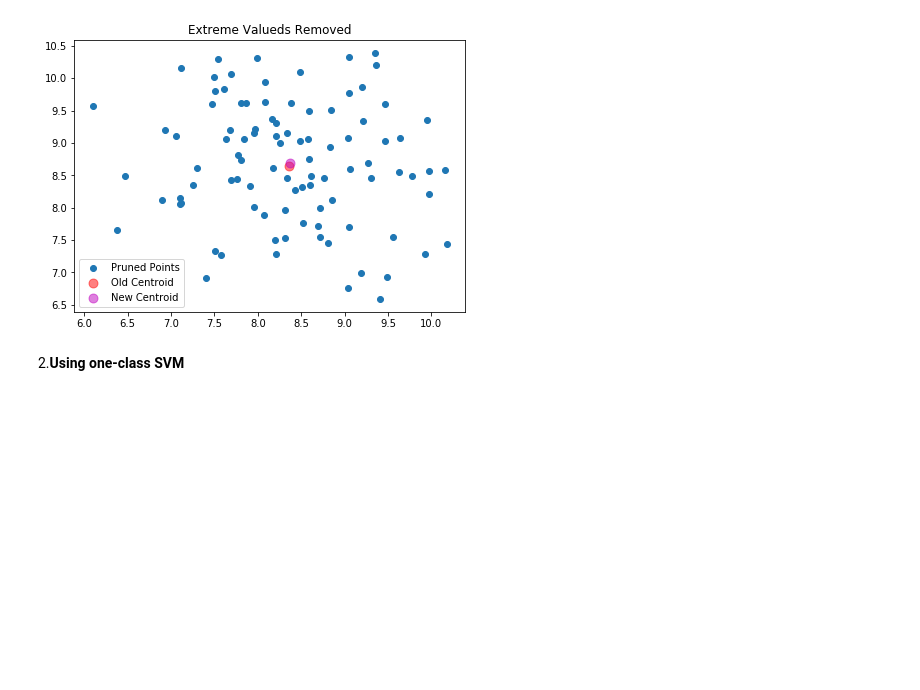
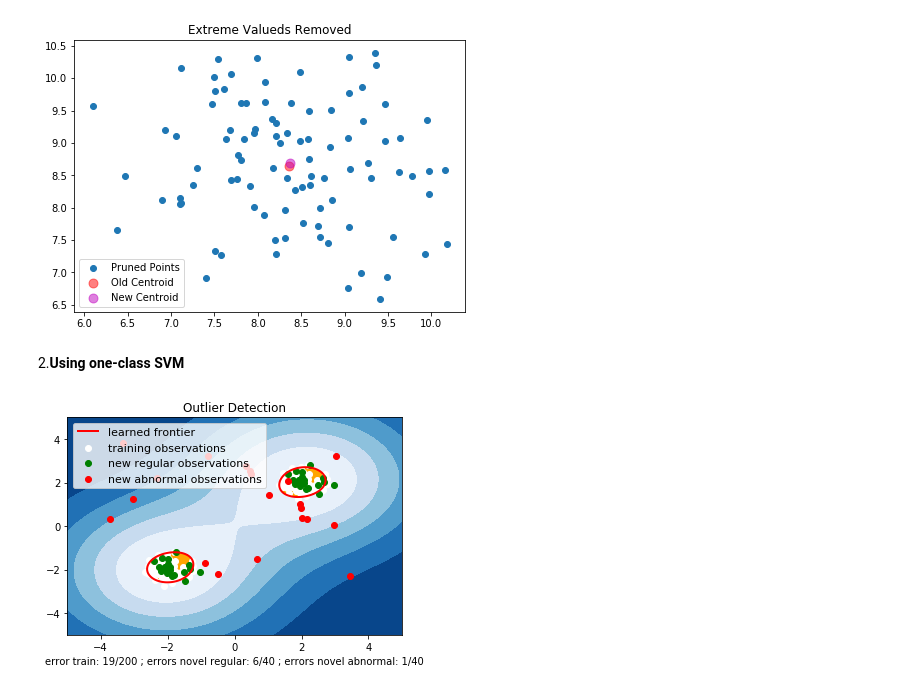
Before and after one commit to ryan13/MLPractice, a Jupyter notebook: Outliers_Detection.ipynb, the cells around one changed output. Saved outputs shown, nothing was run; the diff lists cells and outputs as text; code cells hidden in the pictures; blank space fills up the shorter version.

Commit message:
update outlier detection with oneSVM

```diff
--- a/Outliers_Detection.ipynb
+++ b/Outliers_Detection.ipynb
@@ -58,0 +65,48 @@ ax.legend(loc='best')
+# %%
+xx, yy = np.meshgrid(np.linspace(-5, 5, 500), np.linspace(-5, 5, 500))
+# Generate train data
+X = 0.3 * np.random.randn(100, 2)
+X_train = np.r_[X + 2, X - 2]
+# Generate some regular novel observations (outliers)
+X = 0.3 * np.random.randn(20, 2)
+X_test = np.r_[X + 2, X - 2]
+# Generate some abnormal novel observations
+X_outliers = np.random.uniform(low=-4, high=4, size=(20, 2))
+# %%
+# fit the model
+clf = svm.OneClassSVM(nu=0.1, kernel="rbf", gamma=0.1)
+clf.fit(X_train)
+y_pred_train = clf.predict(X_train)
+y_pred_test = clf.predict(X_test)
+y_pred_outliers = clf.predict(X_outliers)
+n_error_train = y_pred_train[y_pred_train == -1].size
+n_error_test = y_pred_test[y_pred_test == -1].size
+n_error_outliers = y_pred_outliers[y_pred_outliers == 1].size
+# %%
+# plot the line, the points, and the nearest vectors to the plane
+Z = clf.decision_function(np.c_[xx.ravel(), yy.ravel()])
+Z = Z.reshape(xx.shape)
+
+plt.title("Outlier Detection")
+plt.contourf(xx, yy, Z, levels=np.linspace(Z.min(), 0, 7), cmap=plt.cm.Blues_r)
+a = plt.contour(xx, yy, Z, levels=[0], linewidths=2, colors='red')
+plt.contourf(xx, yy, Z, levels=[0, Z.max()], colors='orange')
+
+b1 = plt.scatter(X_train[:, 0], X_train[:, 1], c='white')
+b2 = plt.scatter(X_test[:, 0], X_test[:, 1], c='green')
+c = plt.scatter(X_outliers[:, 0], X_outliers[:, 1], c='red')
+plt.axis('tight')
+plt.xlim((-5, 5))
+plt.ylim((-5, 5))
+plt.legend([a.collections[0], b1, b2, c],
+           ["learned frontier", "training observations",
+            "new regular observations", "new abnormal observations"],
+           loc="upper left",
+           prop=matplotlib.font_manager.FontProperties(size=11))
+plt.xlabel(
+    "error train: %d/200 ; errors novel regular: %d/40 ; "
+    "errors novel abnormal: %d/40"
+    % (n_error_train, n_error_test, n_error_outliers))
+plt.show()
+# %% [output]
+[figure, added]
```
Also changed, not shown: parts of 2 cells of this notebook.
